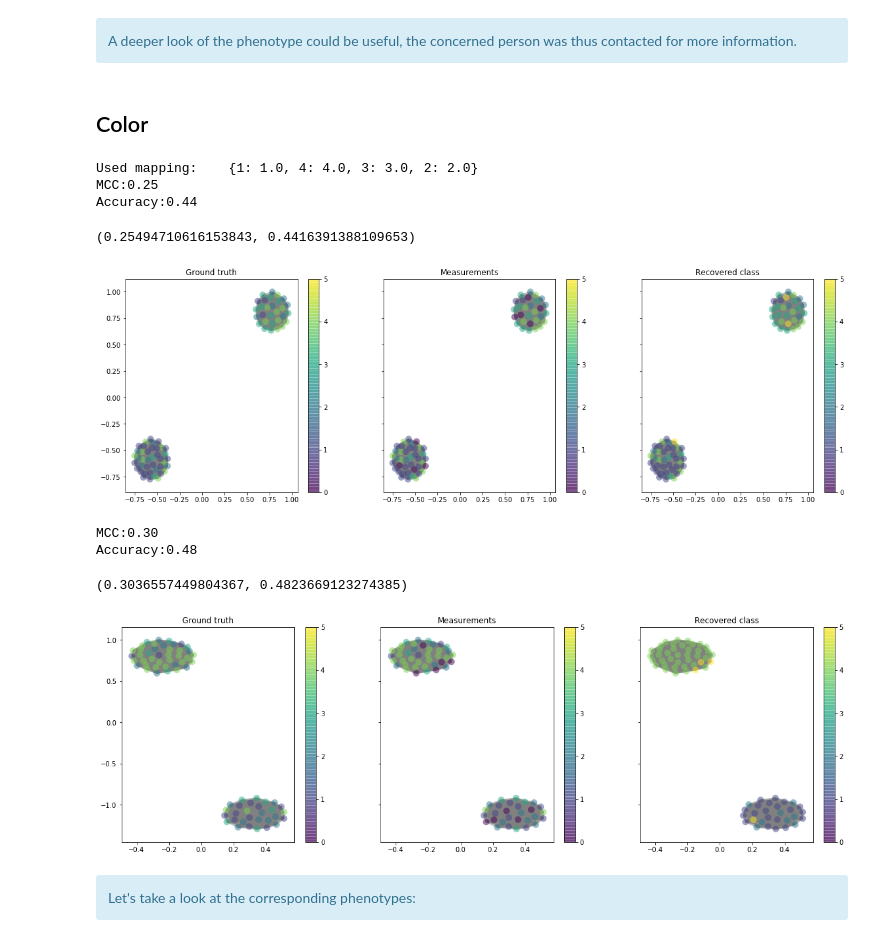
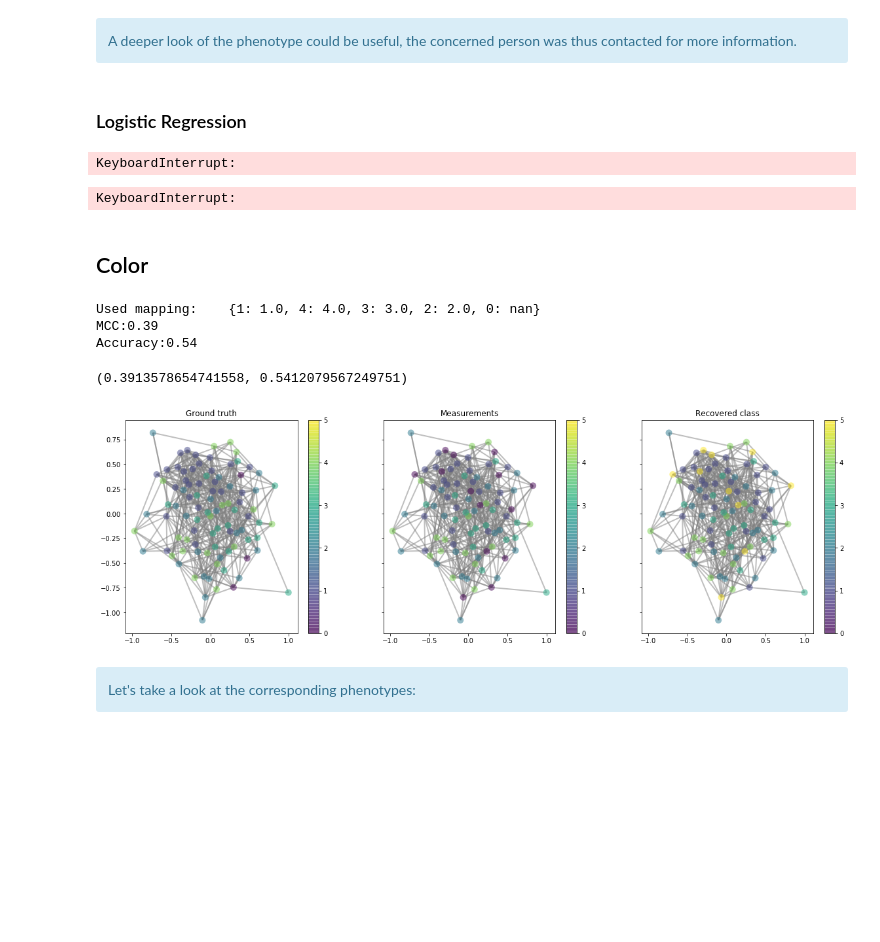
Before and after one commit to raphaelreiss/Network_tour_of_mice_genetics, a Jupyter notebook: Graph_Analysis_Mice_Genetics.ipynb, the cells around one changed output. Drawn from its saved outputs; the diff is of its cells as text; code cells hidden in the pictures; blank space fills up the shorter version.

```diff
--- a/Graph_Analysis_Mice_Genetics.ipynb
+++ b/Graph_Analysis_Mice_Genetics.ipynb
@@ -148,8 +161,3 @@ plot_distrib(m)
 # %% [output]
 49.57 % of the original data is kept
 [figure]
-# %%
-m = epsilon_similarity_graph(expr_df.values,sigma = 50,epsilon = 0.1,metric = 'minkowski')
-pygsp_weighted_graph = graphs.Graph(weighted_adjacency,lap_type='normalized')
-netx_weighted_graph = pygsp_weighted_graph.to_networkx()
-nx.draw(netx_weighted_graph)
@@ -188,17 +178,3 @@ def get_min_max(params_scores):
     mino = min(params_scores,key = sorto)[0]
     maxo = max(params_scores,key = sorto)[0]
     return mino,maxo
-# %%
-dic_disc_gen = {}
-for i,phen in enumerate(top_disc):
-    try:
-        print('#'*20 + "%i/%i phenotype" % (i,len(top_disc))+ '#'*20)
-        result = np.nan
-        result = grid_search_graphs(genotype_df,CV_discrete,METRICS,SIGMAS,EPSILONS,TAUS,phen)
-        dic_disc_gen[phen] = result
-        with open('results/dic_disc_gen.pickle','wb') as f:
-            pickle.dump(dic_disc_gen,f)
-    except Exception as e:
-        print('ERROR')
-        print(e.__doc__,str(e))
-        continue
@@ -257,6 +225,3 @@ def grid_search_graphs(bio_df,CV_meth,metrics,sigmas,epsilons,taus,phenotypes,fi
     return params_scores
 # %% [markdown]
 ## Cross Validation
-# %%
-k = np.array([1,2,2])
-np.where(k==2)
@@ -300,8 +263,8 @@ def CV_discrete(pygsp_weighted_graph,gene_serie,bio_df,tau,NUM_REPET = 50,plot =
         recovery = learning.classification_tikhonov(pygsp_weighted_graph,y_sparse,train_mask,tau=tau)
 
         #we get rid of the 0 value: we don't accept no label
-        #if nan_present:
-        #    recovery[:,0] = -1
+        if nan_present:
+            recovery[:,0] = -1
         prediction = np.argmax(recovery, axis=1)
 
         labels_pred = prediction[~train_mask]
@@ -701,29 +652,48 @@ phenotype_id_aligner[phenotype_id_aligner.Phenotype.str.contains('BXD epoch')]
 <div class="alert alert-block alert-info">
 A deeper look of the phenotype could be useful, the concerned person was thus contacted for more information.
 </div>
+# %% [markdown]
+### Logistic Regression
+# %%
+from sklearn.linear_model import LogisticRegression
+from sklearn.model_selection import train_test_split
+"""from sklearn.experimental import enable_iterative_imputer
+from sklearn.impute import IterativeImputer
+imp = IterativeImputer(max_iter=10, random_state=0)"""
+X = expr_df.copy()
+X = X.fillna(X.mean())
+y = phenotype_df.loc['X111'][expr_df.index]
+# %% [output]
+KeyboardInterrupt:
+# %%
+y[np.where(y == -1)[0]] = 0
+acc = 0
+N = 50
+acc,MCC = 0,0
+for i in range(N):
+    X_train,X_test,y_train,y_test = train_test_split(X,y)
+    clf = LogisticRegression().fit(X_train,y_train)
+    y_hat = np.argmax(clf.predict_proba(X_test),axis = 1)
+    acc += accuracy_score(y_test,y_hat)
+    mcc += matthews_corrcoef(y_test,y_hat)
+mcc /= N
+acc /= N
+print('MCC:%.2f \nAccuracy:%.2f'% (mcc,acc))
+# %% [output]
+KeyboardInterrupt:
 # %% [markdown]
 ## Color
 # %%
-weighted_adjacency = epsilon_similarity_graph(expr_df.values, metric='minkowski', sigma=60, epsilon=0.2)
+weighted_adjacency = epsilon_similarity_graph(genotype_df.values, metric='cosine', sigma=0.4, epsilon=0.09)
 pygsp_weighted_graph = graphs.Graph(weighted_adjacency,lap_type='normalized')
 pygsp_weighted_graph.set_coordinates()
-CV_discrete(pygsp_weighted_graph,phenotype_df.loc['X62'],expr_df,1,NUM_REPET=50,plot = True)
+CV_discrete(pygsp_weighted_graph,phenotype_df.loc['X62'],genotype_df,0,NUM_REPET=1000,plot = True)
 # %% [output]
-Used mapping:    {1: 1.0, 4: 4.0, 3: 3.0, 2: 2.0}
-MCC:0.25
-Accuracy:0.44
+Used mapping:    {1: 1.0, 4: 4.0, 3: 3.0, 2: 2.0, 0: nan}
+MCC:0.39
+Accuracy:0.54
-(0.25494710616153843, 0.4416391388109653)
+(0.3913578654741558, 0.5412079567249751)
-[figure, old version]
+[figure, new version]
-# %%
-weighted_adjacency = epsilon_similarity_graph(expr_df.values, metric='minkowski', sigma=70, epsilon=0.2)
-pygsp_weighted_graph = graphs.Graph(weighted_adjacency,lap_type='normalized')
-pygsp_weighted_graph.set_coordinates()
-CV_discrete(pygsp_weighted_graph,phenotype_df.loc['X63'],expr_df,10,NUM_REPET=50,plot = True)
-# %% [output]
-MCC:0.30
-Accuracy:0.48
-(0.3036557449804367, 0.4823669123274385)
-[figure, removed]
 # %% [markdown]
 <div class="alert alert-block alert-info">
 Let's take a look at the corresponding phenotypes:
```
Also changed, not shown: parts of 27 cells of this notebook, 10 other files.
